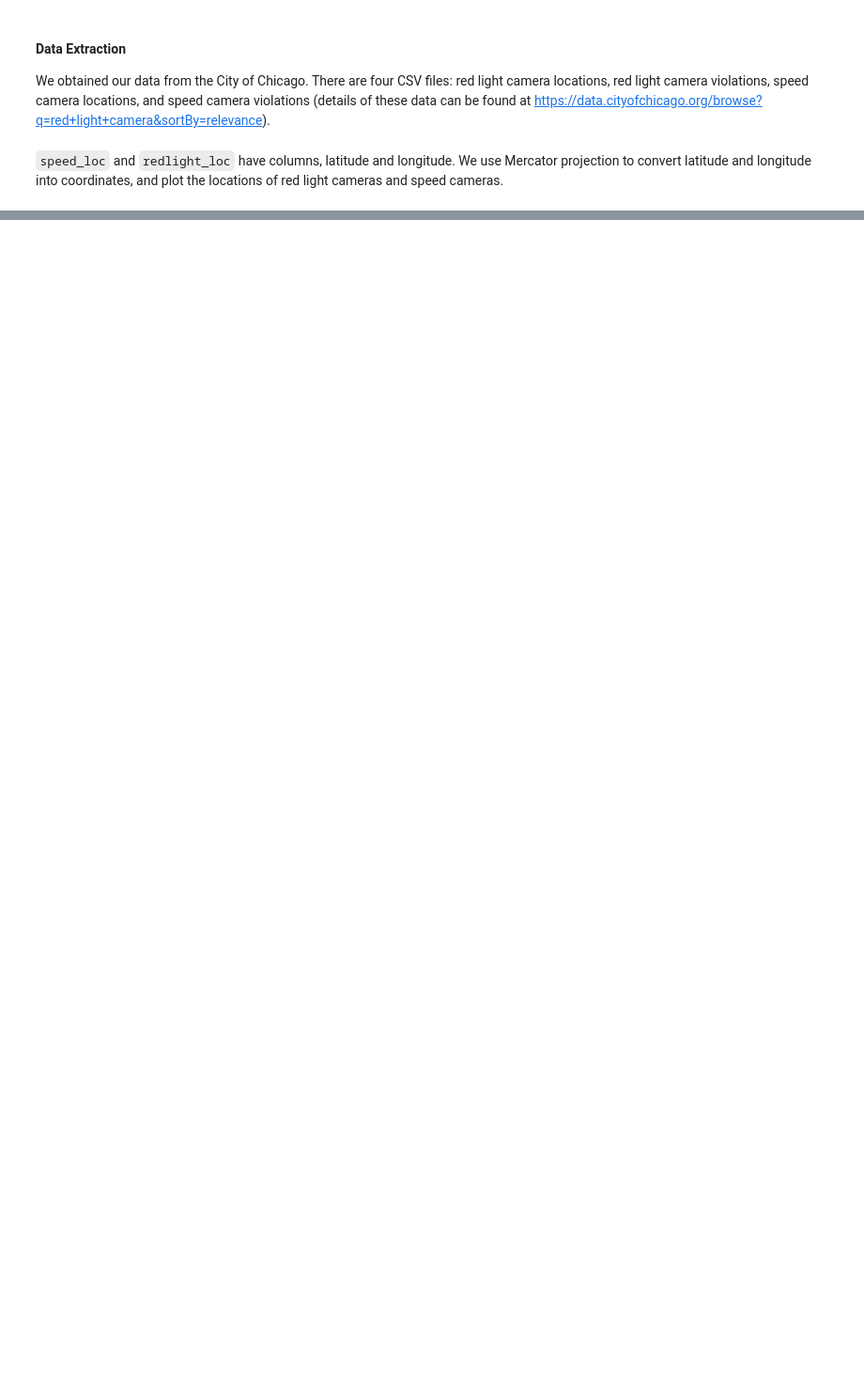
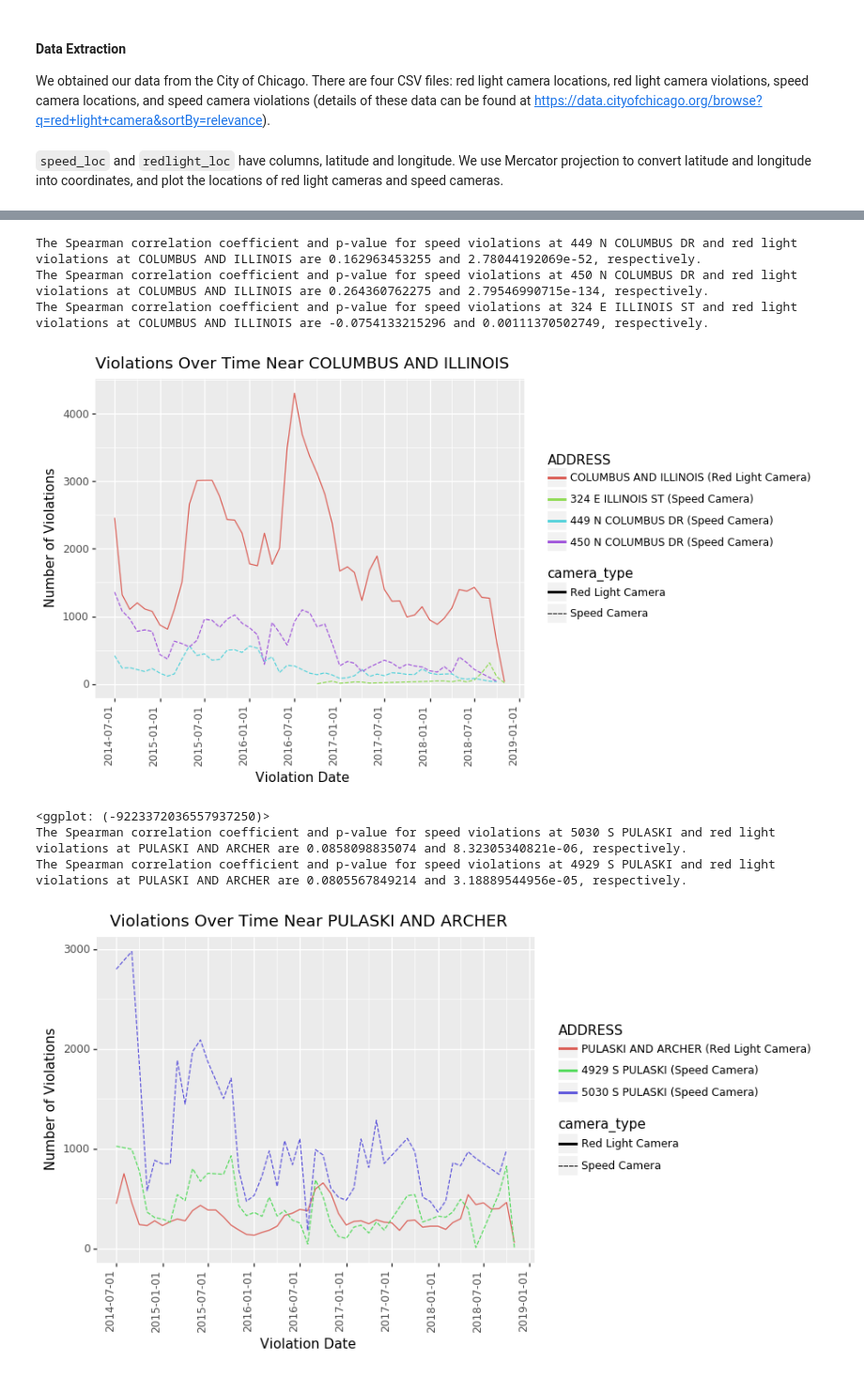
Before and after one commit to xavierhung/Project, a Jupyter notebook: Project.ipynb, the cells around one changed output, grey strips where cells are left out. Shown at 94% size. Drawn from its saved outputs; the diff is of its cells as text; code cells hidden in the pictures; blank space fills up the shorter version.

```diff
--- a/Project.ipynb
+++ b/Project.ipynb
@@ -318,0 +172,63 @@ print(ggplot(aes(x = 'date', y = 'count', color = 'ADDRESS'), data = plot5data)
+# %%
+redlight = redlight_violations_copy.groupby('INTERSECTION')['VIOLATIONS'].sum().sort_values(ascending = False)
+
+# output in order of most red light violations to least red light violations
+for i in range(0, len(redlight)):
+    rlc_violation_intersection = redlight_violations_copy.loc[redlight_violations_copy['INTERSECTION'].str.contains(redlight.axes[0][i])].reset_index(drop = True)
+
+    rlc_speed = pd.DataFrame()
+    temp = pairs.loc[pairs['redlight'] == rlc_violation_intersection.iloc[0,0]].reset_index(drop = True).iloc[:, 0].tolist()
+    for j in range(0, len(temp)):
+        rlc_speed = rlc_speed.append(speed_violations_copy.loc[speed_violations_copy['ADDRESS'].str.contains(temp[j])].reset_index(drop = True))
+
+    temp1 = rlc_speed
+    temp1['VIOLATION DATE'] = pd.to_datetime(temp1['VIOLATION DATE'])
+    temp2 = rlc_violation_intersection
+    temp2['VIOLATION DATE'] = pd.to_datetime(temp2['VIOLATION DATE'])
+
+    for k in range(0, len(temp1['ADDRESS'].value_counts())):
+        temp = temp1.loc[temp1['ADDRESS'] == temp1['ADDRESS'].value_counts().index[k]]
+        x1 = pd.DataFrame()
+        x2 = pd.DataFrame()
+        for l in range(0, len(temp)):
+            for m in range(0, len(temp2)):
+                if(temp['VIOLATION DATE'][l] == temp2['VIOLATION DATE'][m]):
+                    x1 = x1.append(temp.iloc[l])
+                    x2 = x2.append(temp2.iloc[m])
+        #print('The Pearson correlation coefficient for speed violations at ', temp.iloc[0,0], ' and red light violations at ', x2.iloc[0,2], ' is ', numpy.corrcoef(x1['VIOLATIONS'], x2['VIOLATIONS'])[0,1], '.', sep = '')
+        print('The Spearman correlation coefficient and p-value for speed violations at ', temp.iloc[0,0], ' and red light violations at ', x2.iloc[0,2], ' are ', spearmanr(x1['VIOLATIONS'], x2['VIOLATIONS'])[0], ' and ', spearmanr(x1['VIOLATIONS'], x2['VIOLATIONS'])[1], ', respectively.', sep = '')
+        #print('R-squared for speed violations at ', temp.iloc[0,0], ' and red light violations at ', x2.iloc[0,2], ' is ', linregress(x1['VIOLATIONS'], x2['VIOLATIONS'])[2] ** 2, '.', sep = '')
+
+    rlc_speed['date'] = pd.to_datetime(rlc_speed['VIOLATION DATE']).apply(lambda x: x.strftime('%Y-%m'))
+    rlc_speed['date'] = pd.to_datetime(rlc_speed['date'])
+    temp = rlc_speed.groupby(['ADDRESS', 'date'])['VIOLATIONS'].sum()
+    plotdata_speed = pd.DataFrame({'ADDRESS': temp.index.get_level_values('ADDRESS'), 'date': temp.index.get_level_values('date'),'count': temp.values})
+    plotdata_speed['camera_type'] = 'Speed Camera'
+
+    rlc_violation_intersection['date'] = pd.to_datetime(rlc_violation_intersection['VIOLATION DATE']).apply(lambda x: x.strftime('%Y-%m'))
+    rlc_violation_intersection['date'] = pd.to_datetime(rlc_violation_intersection['date'])
+    temp = rlc_violation_intersection.groupby('date')['VIOLATIONS'].sum()
+    plotdata_redlight = pd.DataFrame({'date': temp.index.get_level_values('date'), 'count': temp.values,'ADDRESS': rlc_violation_intersection.iloc[0,0]})
+    plotdata_redlight['camera_type'] = 'Red Light Camera'
+
+    plotdata_speed = plotdata_speed.loc[plotdata_speed['count'] != 0]
+    plotdata_redlight = plotdata_redlight.loc[plotdata_redlight['count'] != 0]
+
+    plotdata_speed['ADDRESS'] += ' (Speed Camera)'
+    plotdata_redlight['ADDRESS'] += ' (Red Light Camera)'
+
+    print(ggplot(aes(x = 'date', y = 'count', color = 'ADDRESS', linetype = 'camera_type'), data = plotdata_redlight)
+      + geom_line()
+      + geom_line(aes(x = 'date', y = 'count', color = 'ADDRESS', linetype = 'camera_type'), data = plotdata_speed)
+      + labs(x = 'Violation Date', y = 'Number of Violations')
+      + theme(axis_text_x  = element_text(angle = 90, hjust = 1))
+      + ggtitle('Violations Over Time Near ' + rlc_violation_intersection.iloc[0,0]))
+# %% [output]
+The Spearman correlation coefficient and p-value for speed violations at 449 N COLUMBUS DR and red light violations at COLUMBUS AND ILLINOIS are 0.162963453255 and 2.78044192069e-52, respectively.
+The Spearman correlation coefficient and p-value for speed violations at 450 N COLUMBUS DR and red light violations at COLUMBUS AND ILLINOIS are 0.264360762275 and 2.79546990715e-134, respectively.
+The Spearman correlation coefficient and p-value for speed violations at 324 E ILLINOIS ST and red light violations at COLUMBUS AND ILLINOIS are -0.0754133215296 and 0.00111370502749, respectively.
+[figure, added]
+<ggplot: (-9223372036557937250)>
+The Spearman correlation coefficient and p-value for speed violations at 5030 S PULASKI and red light violations at PULASKI AND ARCHER are 0.0858098835074 and 8.32305340821e-06, respectively.
+The Spearman correlation coefficient and p-value for speed violations at 4929 S PULASKI and red light violations at PULASKI AND ARCHER are 0.0805567849214 and 3.18889544956e-05, respectively.
+[figure, added]
```
Also changed, not shown: parts of 11 cells of this notebook.
